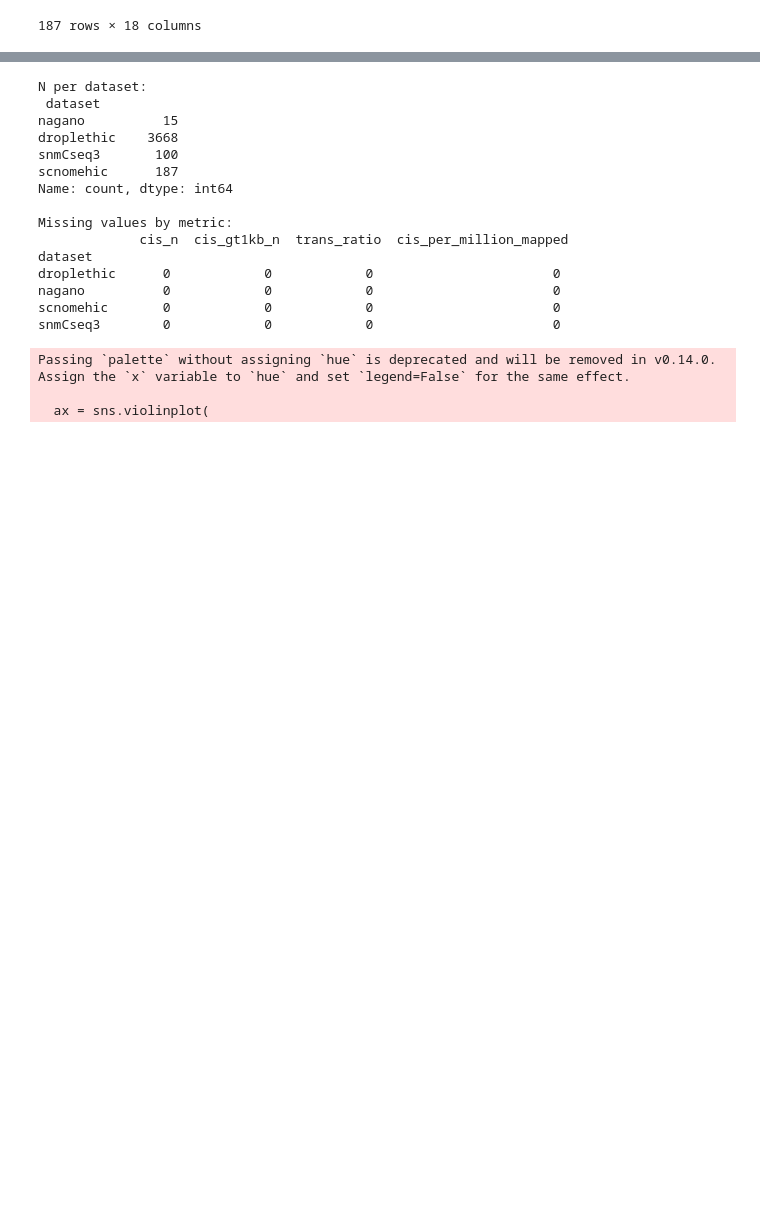
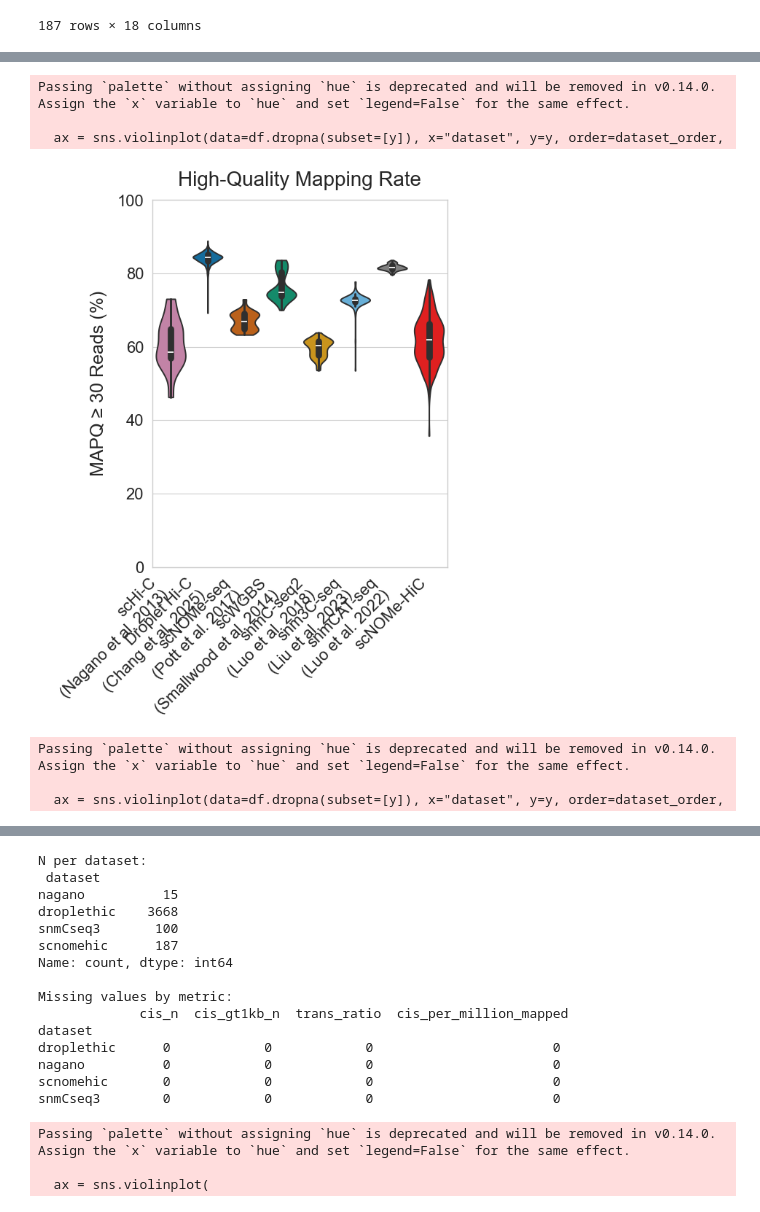
Before and after one commit to yoshihiko1218/snomehic_benchmark, a Jupyter notebook: summary/qc.ipynb, the cells around one changed output, grey strips where cells are left out. Drawn from its saved outputs; the diff is of its cells as text; code cells hidden in the pictures; blank space fills up the shorter version.

```diff
--- a/summary/qc.ipynb
+++ b/summary/qc.ipynb
@@ -1279,0 +862,41 @@ Name: count, dtype: int64
+# %%
+# METRICS 2 & 3 -- setup + MapQ30 mapping rate. CONSISTENT source: summary/qc_tables/align.csv
+# (fragment-level, uniform samtools; BEFORE- and AFTER-dedup). Formatting matches the Hi-C
+# contact panels: same violin_plot (figsize 6x8, title fs20, ylabel fs18, paper labels 45deg,
+# log 10^x). See analysis_pipeline.md.
+import os, numpy as np, pandas as pd, seaborn as sns, matplotlib.pyplot as plt, matplotlib.ticker as ticker
+sns.set_context("paper", font_scale=1.8); sns.set_style("whitegrid")
+plt.rcParams["pdf.fonttype"] = 42; plt.rcParams["ps.fonttype"] = 42
+plt.rcParams["font.family"] = "sans-serif"; plt.rcParams["font.sans-serif"] = ["Arial","Helvetica","DejaVu Sans"]
+align = pd.read_csv("summary/qc_tables/align.csv")
+_paper_labels = {
+    "nagano":"scHi-C\n(Nagano et al. 2013)","droplethic":"Droplet Hi-C\n(Chang et al. 2025)",
+    "scnome":"scNOMe-seq\n(Pott et al. 2017)","smallwood":"scWGBS\n(Smallwood et al. 2014)",
+    "snmCseq2":"snmC-seq2\n(Luo et al. 2018)","snmCseq3":"snm3C-seq\n(Liu et al. 2023)",
+    "snmCAT":"snmCAT-seq\n(Luo et al. 2022)","scnomehic":"scNOMe-HiC"}
+dataset_order = ["nagano","droplethic","scnome","smallwood","snmCseq2","snmCseq3","snmCAT","scnomehic"]
+palette = {"nagano":"#CC79A7","droplethic":"#0072B2","scnome":"#D55E00","smallwood":"#009E73",
+    "snmCseq2":"#E69F00","snmCseq3":"#56B4E9","snmCAT":"#7F7F7F","scnomehic":"#FF0000"}
+os.makedirs("figures", exist_ok=True)
+def violin_plot(df, y, title, ylabel, log=False, ylim=None, fname="plot.pdf"):
+    plt.figure(figsize=(6, 8))
+    ax = sns.violinplot(data=df.dropna(subset=[y]), x="dataset", y=y, order=dataset_order,
+                        palette=palette, inner="box", cut=0, bw_adjust=0.8, linewidth=1.4)
+    ax.set_xlabel(""); ax.set_title(title, fontsize=20, pad=14)
+    ax.set_ylabel(ylabel, fontsize=18, labelpad=10)
+    ax.set_xticklabels([_paper_labels.get(t.get_text(), t.get_text()) for t in ax.get_xticklabels()], rotation=45, ha="right")
+    if log:
+        ax.set_yscale("log"); ax.yaxis.set_major_formatter(ticker.LogFormatterMathtext(base=10)); ax.set_ylim(bottom=1)
+    if ylim is not None: ax.set_ylim(*ylim)
+    plt.tight_layout(); plt.savefig(fname, dpi=300); plt.savefig(fname.replace(".pdf", ".png"), dpi=300); plt.show()
+# METRIC 3 -- MapQ30 mapping rate (after-dedup = main; before-dedup also saved)
+violin_plot(align, "rate_postDedup", "High-Quality Mapping Rate", "MAPQ ≥ 30 Reads (%)", ylim=(0, 100), fname="figures/mapq30rate_violinplot_winsorized.pdf")
+violin_plot(align, "rate_preDedup",  "Mapping Rate (pre-dedup)", "MAPQ ≥ 30 Reads (%)", ylim=(0, 100), fname="figures/mapq30rate_beforeDedup_violin.pdf")
+# %% [output]
+Passing `palette` without assigning `hue` is deprecated and will be removed in v0.14.0. Assign the `x` variable to `hue` and set `legend=False` for the same effect.
+
+  ax = sns.violinplot(data=df.dropna(subset=[y]), x="dataset", y=y, order=dataset_order,
+[figure, added]
+Passing `palette` without assigning `hue` is deprecated and will be removed in v0.14.0. Assign the `x` variable to `hue` and set `legend=False` for the same effect.
+
+  ax = sns.violinplot(data=df.dropna(subset=[y]), x="dataset", y=y, order=dataset_order,
```
Also changed, not shown: parts of 7 cells of this notebook, 24 other files.
